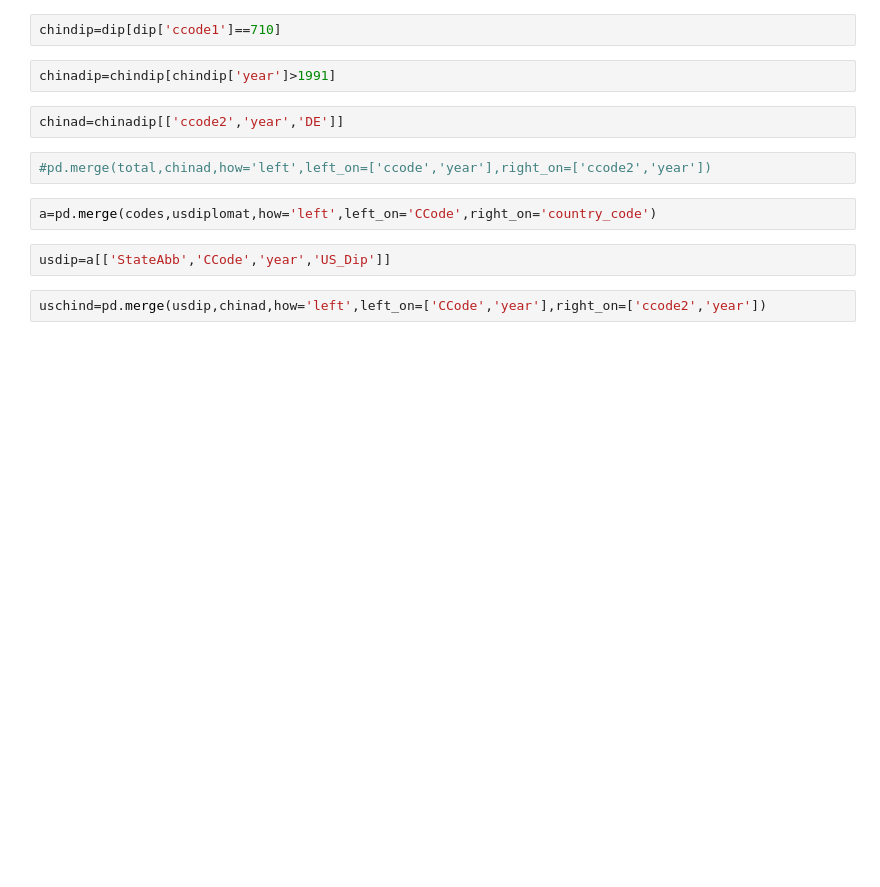
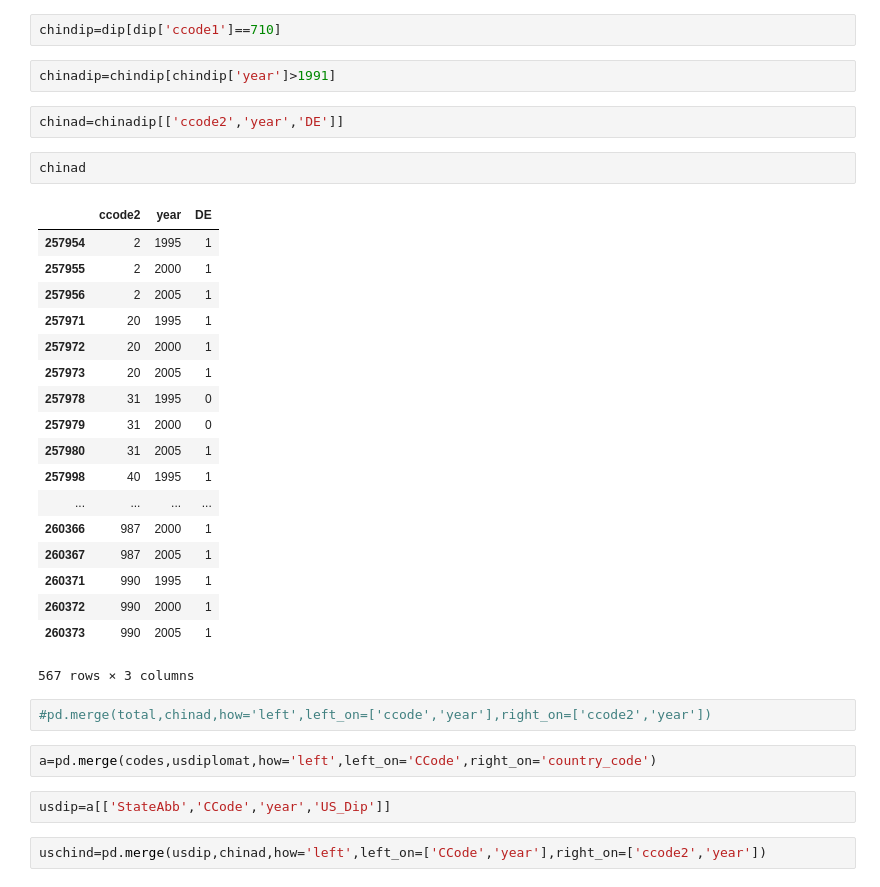
Before and after one commit to denisdunn/conflict_peace, a Jupyter notebook: conflicts_project.ipynb, the cells around one changed output. Saved outputs shown, nothing was run; the diff lists cells and outputs as text; blank space fills up the shorter version.

```diff
--- a/conflicts_project.ipynb
+++ b/conflicts_project.ipynb
@@ -135,6 +143,27 @@ chindip=dip[dip['ccode1']==710]
 chinadip=chindip[chindip['year']>1991]
 # %%
 chinad=chinadip[['ccode2','year','DE']]
+# %%
+chinad
+# %% [output]
+|  | ccode2 | year | DE |
+| 257954 | 2 | 1995 | 1 |
+| 257955 | 2 | 2000 | 1 |
+| 257956 | 2 | 2005 | 1 |
+| 257971 | 20 | 1995 | 1 |
+| 257972 | 20 | 2000 | 1 |
+| 257973 | 20 | 2005 | 1 |
+| 257978 | 31 | 1995 | 0 |
+| 257979 | 31 | 2000 | 0 |
+| 257980 | 31 | 2005 | 1 |
+| 257998 | 40 | 1995 | 1 |
+| ... | ... | ... | ... |
+| 260366 | 987 | 2000 | 1 |
+| 260367 | 987 | 2005 | 1 |
+| 260371 | 990 | 1995 | 1 |
+| 260372 | 990 | 2000 | 1 |
+| 260373 | 990 | 2005 | 1 |
+567 rows × 3 columns
 # %%
 #pd.merge(total,chinad,how='left',left_on=['ccode','year'],right_on=['ccode2','year'])
 # %%
```
Also changed, not shown: parts of 73 cells of this notebook, 2 other files.
